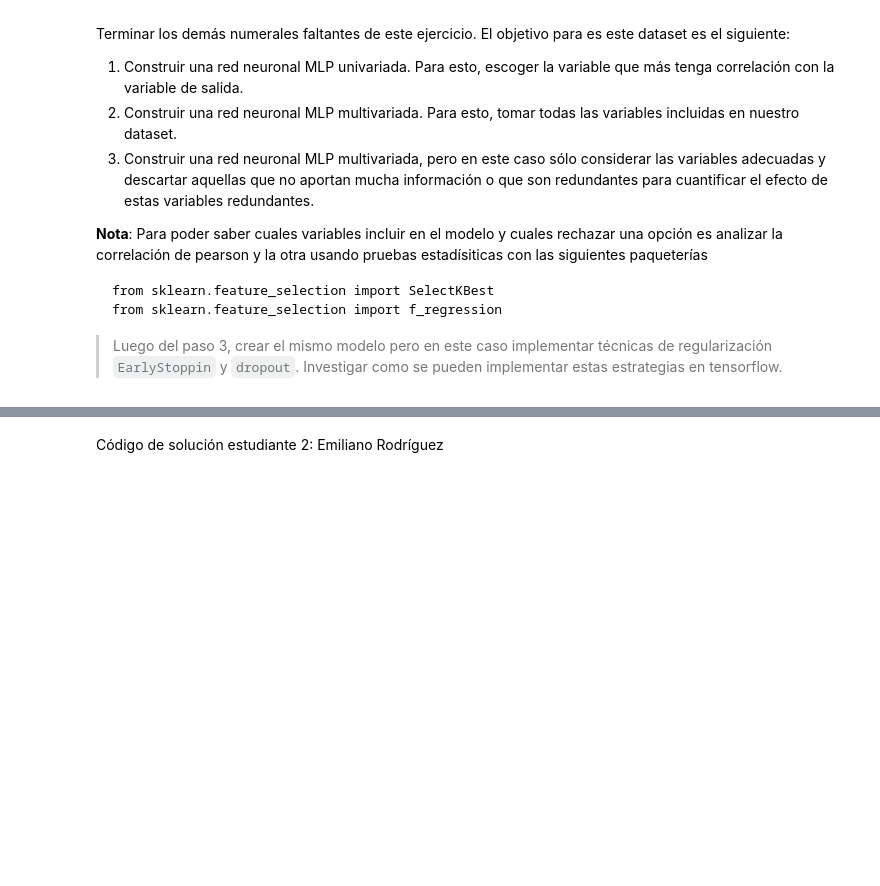
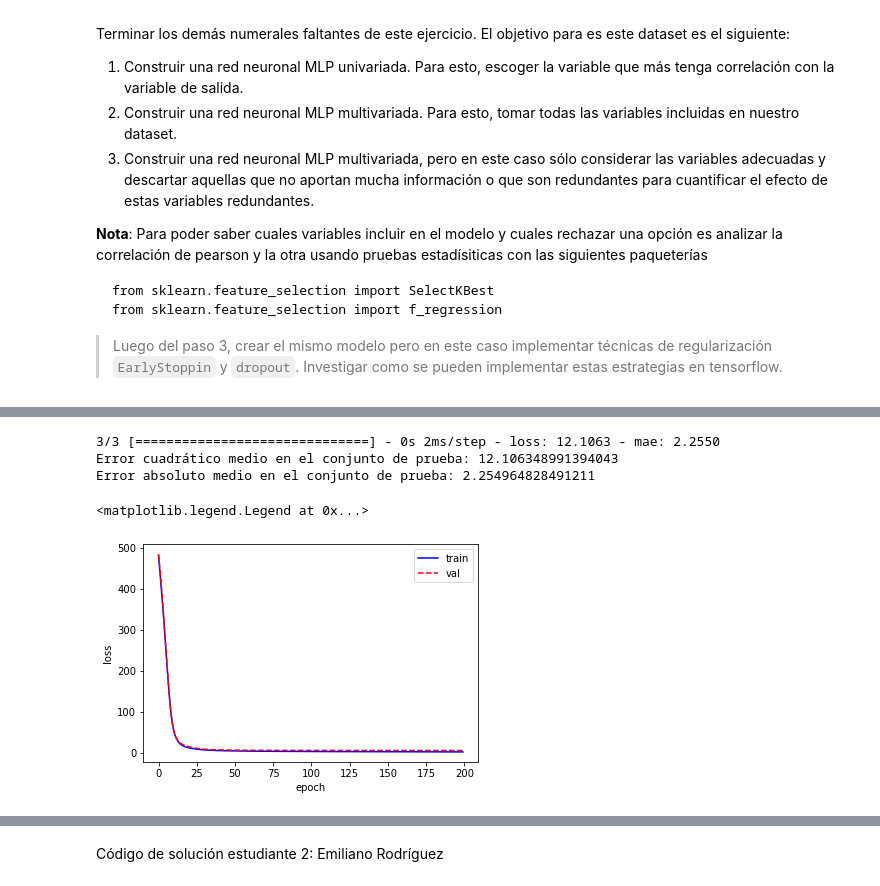
Before and after one commit to Andr3Glez/Proyecto_conjunto3_CERodriguez_ANGonzalez-, a Jupyter notebook: Tarea_Conjunta_4.ipynb, the cells around one changed output, grey strips where cells are left out. Drawn from its saved outputs; the diff is of its cells as text; code cells hidden in the pictures; blank space fills up the shorter version.

```diff
--- a/Tarea_Conjunta_4.ipynb
+++ b/Tarea_Conjunta_4.ipynb
@@ -40,0 +281,18 @@ Código de solución estudiante 1
+# %%
+# Normalizar los datos de entrenamiento y prueba
+mean = train_data.mean(axis=0)
+std = train_data.std(axis=0)
+train_data = (train_data - mean) / std
+test_data = (test_data - mean) / std
+# %%
+# Poner una semilla para replicar resultados
+tf.random.set_seed(5465)
+
+# Definir la arquitectura de la red neuronal
+model = keras.Sequential([
+    keras.layers.Dense(64, activation='relu', input_shape=(train_data.shape[1],)),
+    keras.layers.Dense(64, activation='relu'),
+    keras.layers.Dense(1)
+])
+
+model.summary()
@@ -40,0 +315,33 @@ Código de solución estudiante 1
+# %%
+# Compilar el modelo
+model.compile(optimizer='rmsprop', loss='mse', metrics=['mae'])
+
+# Entrenar el modelo
+# argumentos: validation_split, shuffle, epochs, verbose
+model_fit = model.fit(
+    train_data, train_labels,
+    validation_split=0.2,
+    shuffle=False,
+    epochs=200,
+    batch_size=32,
+    verbose=0
+)
+
+# Evaluar el modelo en el conjunto de prueba
+test_mse_score, test_mae_score = model.evaluate(test_data, test_labels)
+print('Error cuadrático medio en el conjunto de prueba:', test_mse_score)
+print('Error absoluto medio en el conjunto de prueba:', test_mae_score)
+# %% [output]
+3/3 [==============================] - 0s 2ms/step - loss: 12.1063 - mae: 2.2550
+Error cuadrático medio en el conjunto de prueba: 12.106348991394043
+Error absoluto medio en el conjunto de prueba: 2.254964828491211
+# %%
+# Graficar el loss del conjunto de entrenamiento y de validación
+plt.plot(model_fit.history['loss'], 'b', label='train')
+plt.plot(model_fit.history['val_loss'], 'r--', label='val')
+plt.ylabel('loss')
+plt.xlabel('epoch')
+plt.legend()
+# %% [output]
+<matplotlib.legend.Legend at 0x...>
+[figure, added]
```
Also changed, not shown: parts of 41 cells of this notebook.
